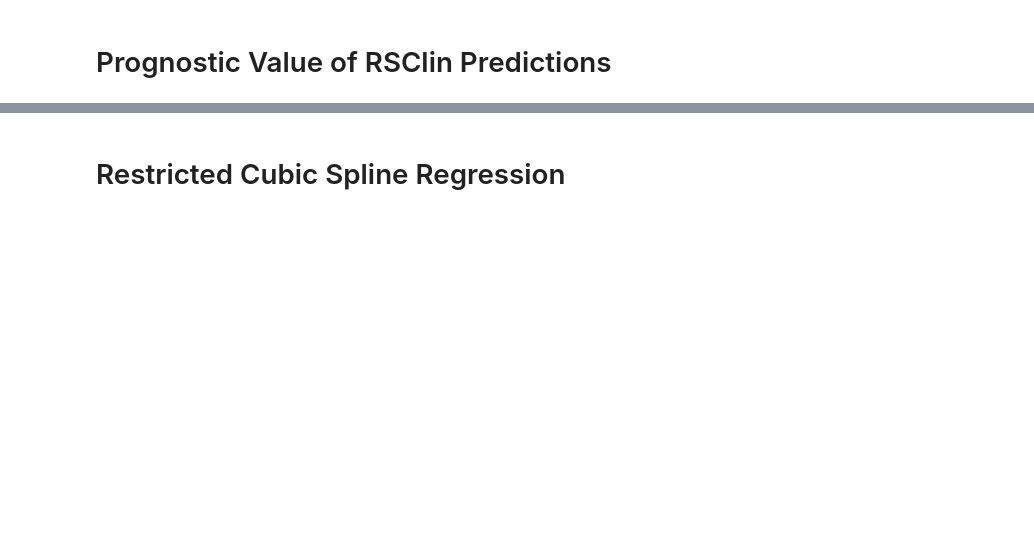
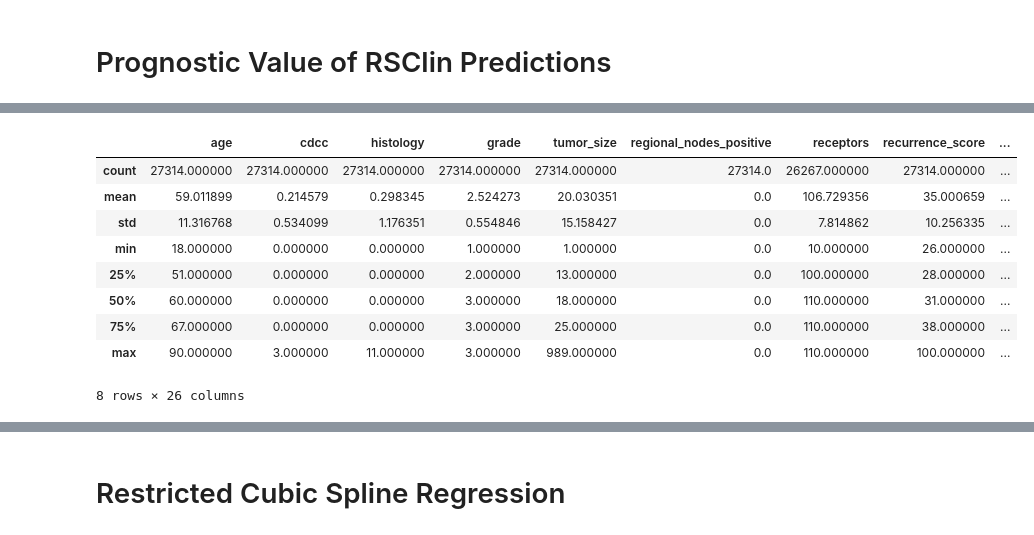
Before and after one commit to fmhoward/NCDBRSClin, a Jupyter notebook: RSClin NCDB.ipynb, the cells around one changed output, grey strips where cells are left out. Cells and saved outputs as stored; diff of their text form; code cells hidden in the pictures; blank space fills up the shorter version.

```diff
--- a/RSClin NCDB.ipynb
+++ b/RSClin NCDB.ipynb
@@ -867,0 +1471,14 @@ For CoxPH model including age, grade, tumor_size, recurrence_score, chemo*RS: CI
+# %%
+df_highodx_highRSClin = df[(df.recurrence_score >=26) & (df.absBenefitAI >= 5)].dropna(subset=['last_contact', 'alive'])
+df_highodx_highRSClin.describe()
+# %% [output]
+|  | age | cdcc | histology | grade | tumor_size | regional_nodes_positive | receptors | recurrence_score | ... |
+| count | 27314.000000 | 27314.000000 | 27314.000000 | 27314.000000 | 27314.000000 | 27314.0 | 26267.000000 | 27314.000000 | ... |
+| mean | 59.011899 | 0.214579 | 0.298345 | 2.524273 | 20.030351 | 0.0 | 106.729356 | 35.000659 | ... |
+| std | 11.316768 | 0.534099 | 1.176351 | 0.554846 | 15.158427 | 0.0 | 7.814862 | 10.256335 | ... |
+| min | 18.000000 | 0.000000 | 0.000000 | 1.000000 | 1.000000 | 0.0 | 10.000000 | 26.000000 | ... |
+| 25% | 51.000000 | 0.000000 | 0.000000 | 2.000000 | 13.000000 | 0.0 | 100.000000 | 28.000000 | ... |
+| 50% | 60.000000 | 0.000000 | 0.000000 | 3.000000 | 18.000000 | 0.0 | 110.000000 | 31.000000 | ... |
+| 75% | 67.000000 | 0.000000 | 0.000000 | 3.000000 | 25.000000 | 0.0 | 110.000000 | 38.000000 | ... |
+| max | 90.000000 | 3.000000 | 11.000000 | 3.000000 | 989.000000 | 0.0 | 110.000000 | 100.000000 | ... |
+8 rows × 26 columns
```
Also changed, not shown: parts of 17 cells of this notebook.
